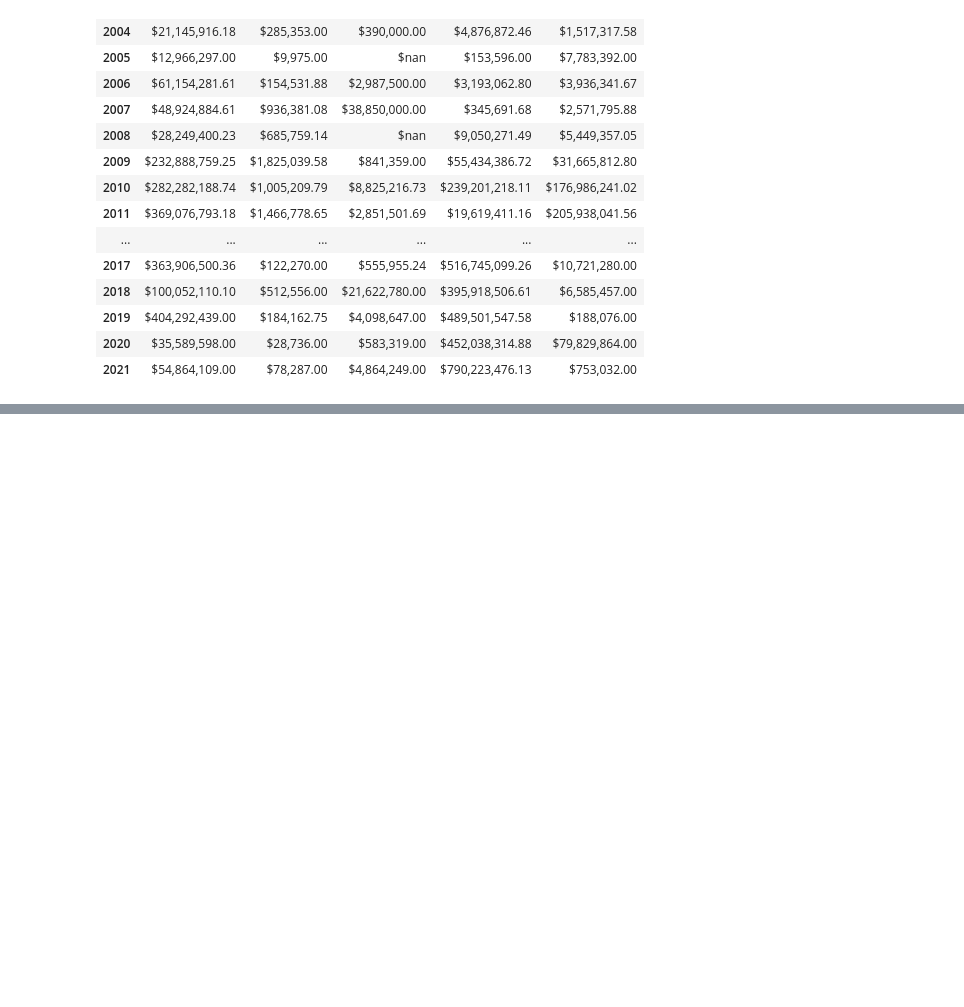
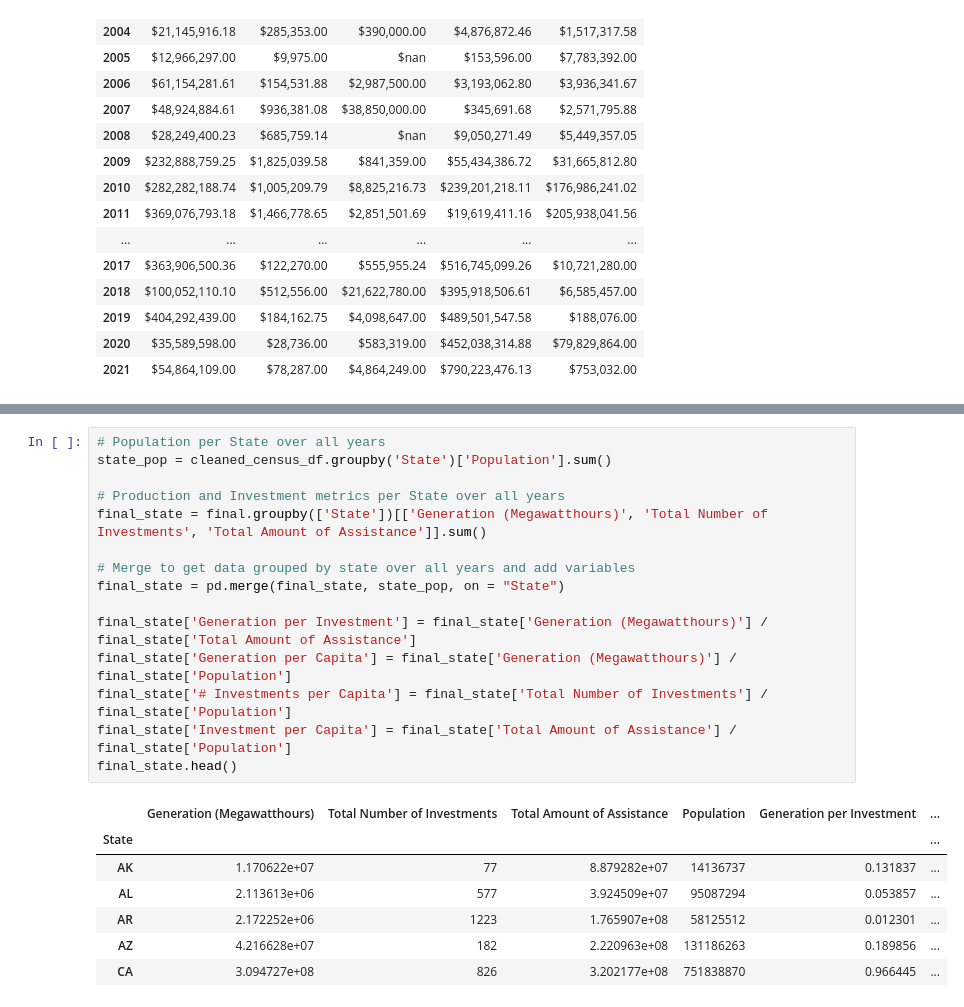
Before and after one commit to jrangel100/Project1, a Jupyter notebook: nrg_project_data.ipynb, the cells around one changed output, grey strips where cells are left out. Saved outputs shown, nothing was run; the diff lists cells and outputs as text; blank space fills up the shorter version.

```diff
--- a/nrg_project_data.ipynb
+++ b/nrg_project_data.ipynb
@@ -513,0 +525,23 @@ final
+# %%
+# Population per State over all years
+state_pop = cleaned_census_df.groupby('State')['Population'].sum()
+
+# Production and Investment metrics per State over all years
+final_state = final.groupby(['State'])[['Generation (Megawatthours)', 'Total Number of Investments', 'Total Amount of Assistance']].sum()
+
+# Merge to get data grouped by state over all years and add variables
+final_state = pd.merge(final_state, state_pop, on = "State")
+
+final_state['Generation per Investment'] = final_state['Generation (Megawatthours)'] / final_state['Total Amount of Assistance']
+final_state['Generation per Capita'] = final_state['Generation (Megawatthours)'] / final_state['Population']
+final_state['# Investments per Capita'] = final_state['Total Number of Investments'] / final_state['Population']
+final_state['Investment per Capita'] = final_state['Total Amount of Assistance'] / final_state['Population']
+final_state.head()
+# %% [output]
+|  | Generation (Megawatthours) | Total Number of Investments | Total Amount of Assistance | Population | Generation per Investment | ... |
+| State |  |  |  |  |  | ... |
+| AK | 1.170622e+07 | 77 | 8.879282e+07 | 14136737 | 0.131837 | ... |
+| AL | 2.113613e+06 | 577 | 3.924509e+07 | 95087294 | 0.053857 | ... |
+| AR | 2.172252e+06 | 1223 | 1.765907e+08 | 58125512 | 0.012301 | ... |
+| AZ | 4.216628e+07 | 182 | 2.220963e+08 | 131186263 | 0.189856 | ... |
+| CA | 3.094727e+08 | 826 | 3.202177e+08 | 751838870 | 0.966445 | ... |
```
Also changed, not shown: parts of 2 cells of this notebook, 1 other file.
